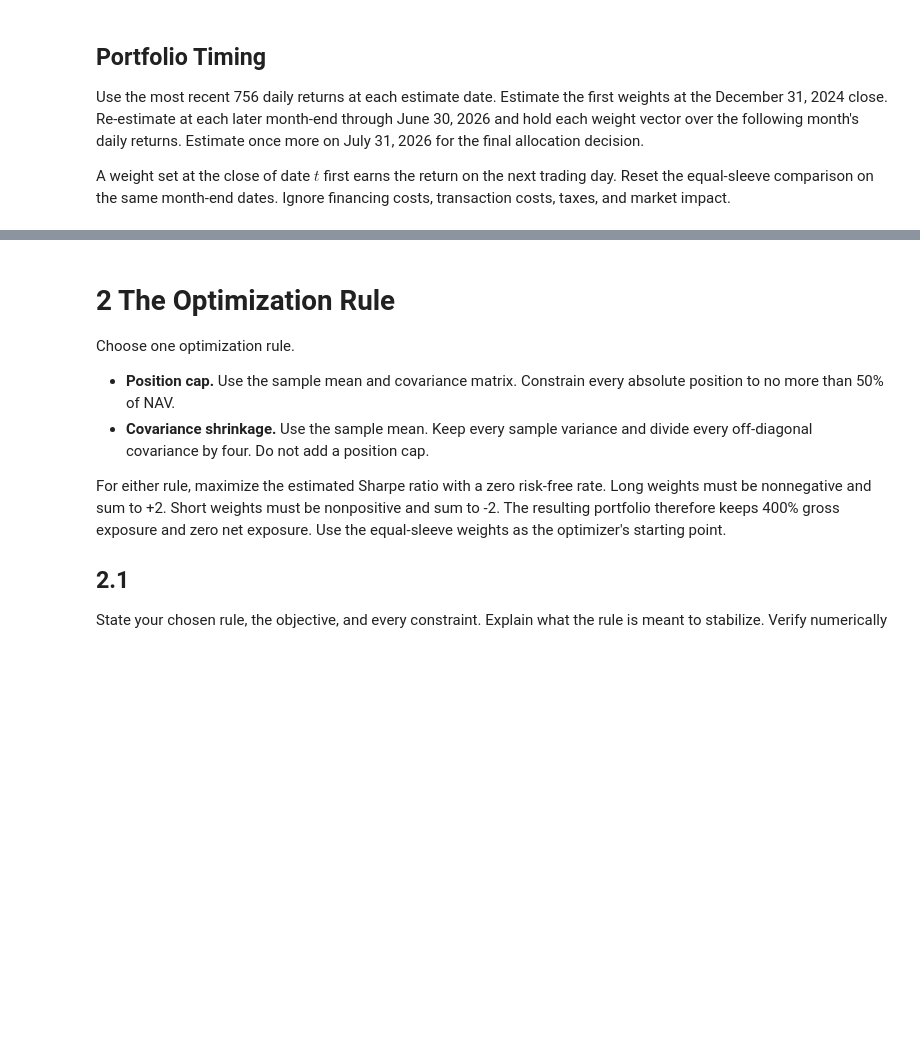
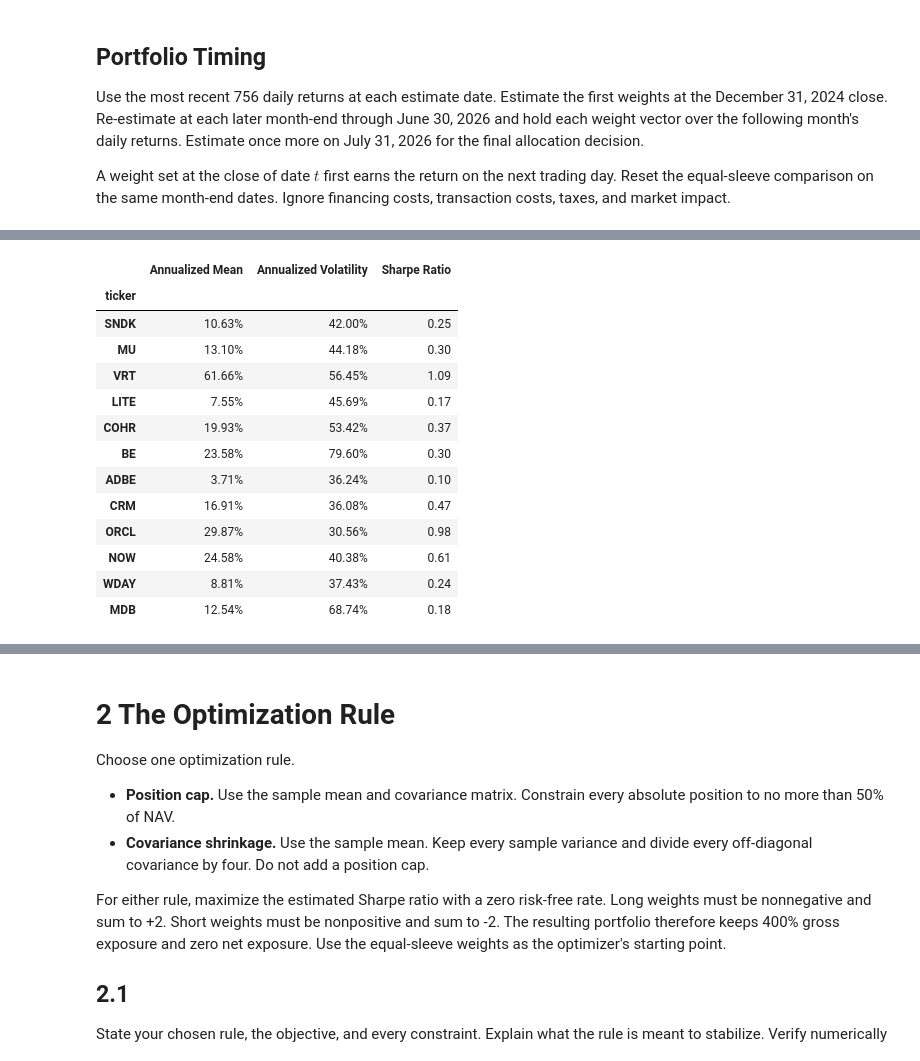
Before and after one commit to SimbaSimbiri/leveraged-awareness, a Jupyter notebook: situational_awareness_portfolio.ipynb, the cells around one changed output, grey strips where cells are left out. Drawn from its saved outputs; the diff is of its cells as text; code cells hidden in the pictures; blank space fills up the shorter version.

```diff
--- a/situational_awareness_portfolio.ipynb
+++ b/situational_awareness_portfolio.ipynb
@@ -98,0 +224,41 @@ Using only returns available through December 31, 2024, report annualized mean,
+# %%
+
+# Annualized statistics
+annualized_mean = historical_returns.mean() * TRADING_DAYS
+
+annualized_volatility = (
+    historical_returns.std() * (TRADING_DAYS ** 0.5)
+)
+
+# Zero risk-free rate
+sharpe_ratio = annualized_mean / annualized_volatility
+# %%
+
+historical_stats = pd.DataFrame({
+    'Annualized Mean': annualized_mean,
+    'Annualized Volatility': annualized_volatility,
+    'Sharpe Ratio': sharpe_ratio
+})
+
+display(
+    historical_stats.style.format({
+        'Annualized Mean': '{:.2%}',
+        'Annualized Volatility': '{:.2%}',
+        'Sharpe Ratio': '{:.2f}'
+    })
+)
+# %% [output]
+|  | Annualized Mean | Annualized Volatility | Sharpe Ratio |
+| ticker |  |  |  |
+| SNDK | 10.63% | 42.00% | 0.25 |
+| MU | 13.10% | 44.18% | 0.30 |
+| VRT | 61.66% | 56.45% | 1.09 |
+| LITE | 7.55% | 45.69% | 0.17 |
+| COHR | 19.93% | 53.42% | 0.37 |
+| BE | 23.58% | 79.60% | 0.30 |
+| ADBE | 3.71% | 36.24% | 0.10 |
+| CRM | 16.91% | 36.08% | 0.47 |
+| ORCL | 29.87% | 30.56% | 0.98 |
+| NOW | 24.58% | 40.38% | 0.61 |
+| WDAY | 8.81% | 37.43% | 0.24 |
+| MDB | 12.54% | 68.74% | 0.18 |
```
Also changed, not shown: parts of 11 cells of this notebook, 2 other files.
